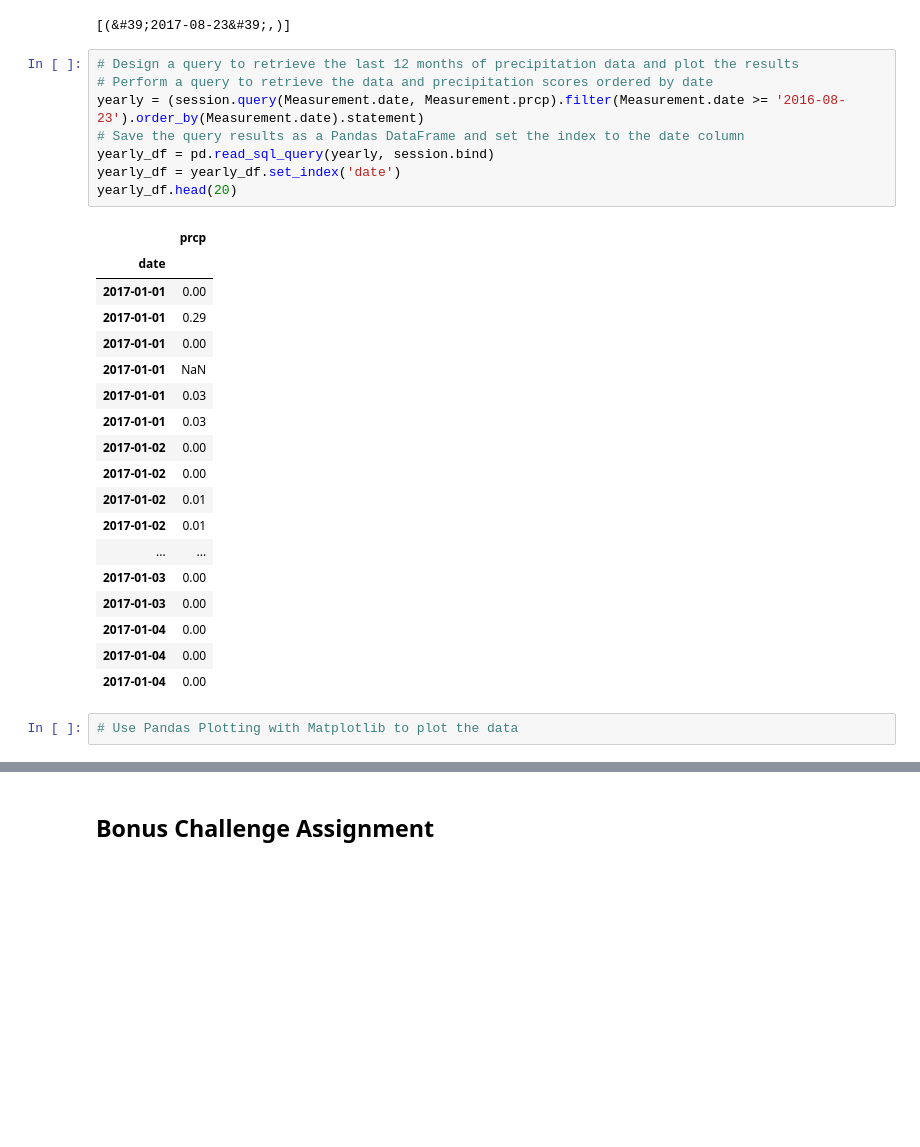
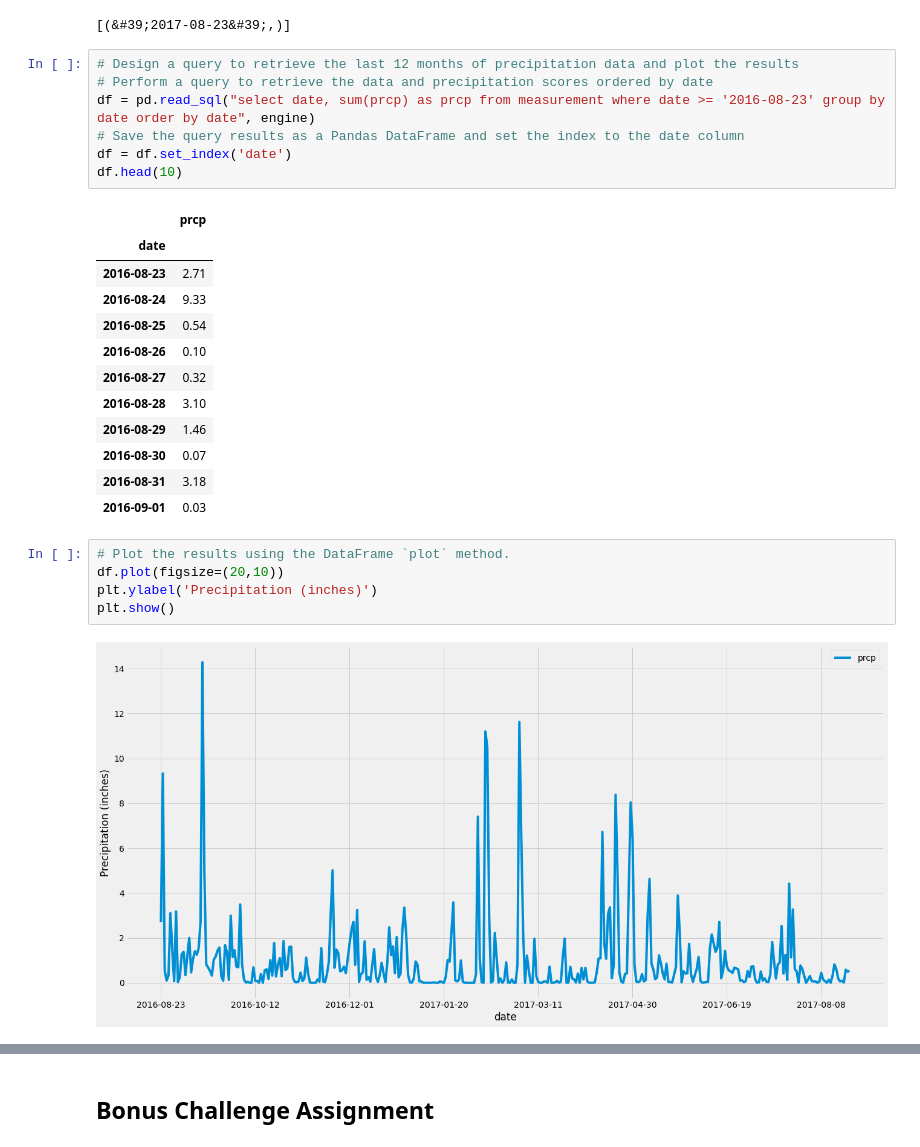
Before and after one commit to potterc22/sqlalchemy-challenge, a Jupyter notebook: climate_starter.ipynb, the cells around one changed output, grey strips where cells are left out. Drawn from its saved outputs; the diff is of its cells as text; blank space fills up the shorter version.

Commit message:
Fixed Graph, Summary stats, and station analysis

```diff
--- a/climate_starter.ipynb
+++ b/climate_starter.ipynb
@@ -65,31 +67,29 @@ engine.execute('Select max(date) from measurement').fetchall()
 # %%
 # Design a query to retrieve the last 12 months of precipitation data and plot the results
 # Perform a query to retrieve the data and precipitation scores ordered by date
-yearly = (session.query(Measurement.date, Measurement.prcp).filter(Measurement.date >= '2016-08-23').order_by(Measurement.date).statement)
+df = pd.read_sql("select date, sum(prcp) as prcp from measurement where date >= '2016-08-23' group by date order by date", engine)
 # Save the query results as a Pandas DataFrame and set the index to the date column
-yearly_df = pd.read_sql_query(yearly, session.bind)
-yearly_df = yearly_df.set_index('date')
-yearly_df.head(20)
+df = df.set_index('date')
+df.head(10)
 # %% [output]
 |  | prcp |
 | date |  |
-| 2017-01-01 | 0.00 |
-| 2017-01-01 | 0.29 |
-| 2017-01-01 | 0.00 |
-| 2017-01-01 | NaN |
-| 2017-01-01 | 0.03 |
-| 2017-01-01 | 0.03 |
-| 2017-01-02 | 0.00 |
-| 2017-01-02 | 0.00 |
-| 2017-01-02 | 0.01 |
-| 2017-01-02 | 0.01 |
-| ... | ... |
-| 2017-01-03 | 0.00 |
-| 2017-01-03 | 0.00 |
-| 2017-01-04 | 0.00 |
-| 2017-01-04 | 0.00 |
-| 2017-01-04 | 0.00 |
+| 2016-08-23 | 2.71 |
+| 2016-08-24 | 9.33 |
+| 2016-08-25 | 0.54 |
+| 2016-08-26 | 0.10 |
+| 2016-08-27 | 0.32 |
+| 2016-08-28 | 3.10 |
+| 2016-08-29 | 1.46 |
+| 2016-08-30 | 0.07 |
+| 2016-08-31 | 3.18 |
+| 2016-09-01 | 0.03 |
-# %%
-# Use Pandas Plotting with Matplotlib to plot the data
+# %%
+# Plot the results using the DataFrame `plot` method.
+df.plot(figsize=(20,10))
+plt.ylabel('Precipitation (inches)')
+plt.show()
+# %% [output]
+[figure, added]
 # %%
 # Use Pandas to calcualte the summary statistics for the precipitation data
```
Also changed, not shown: parts of 8 cells of this notebook.
